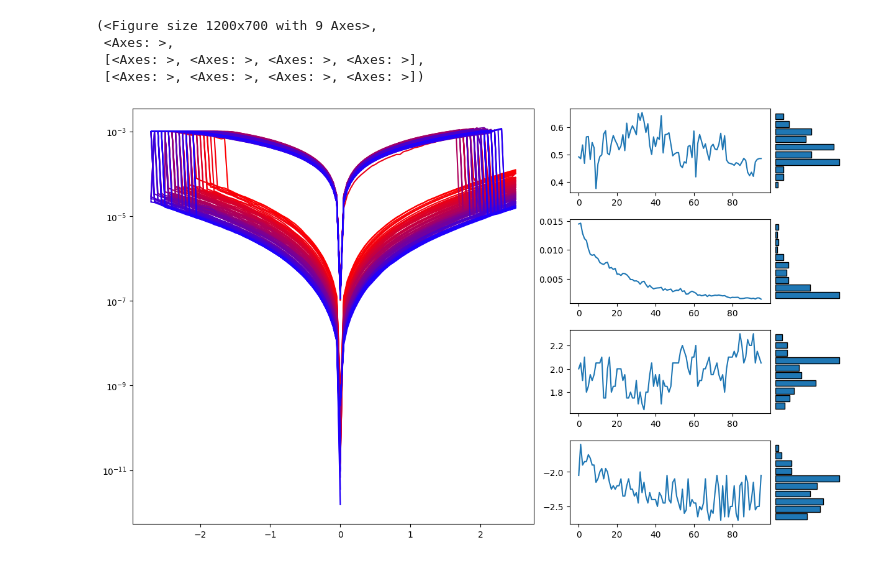
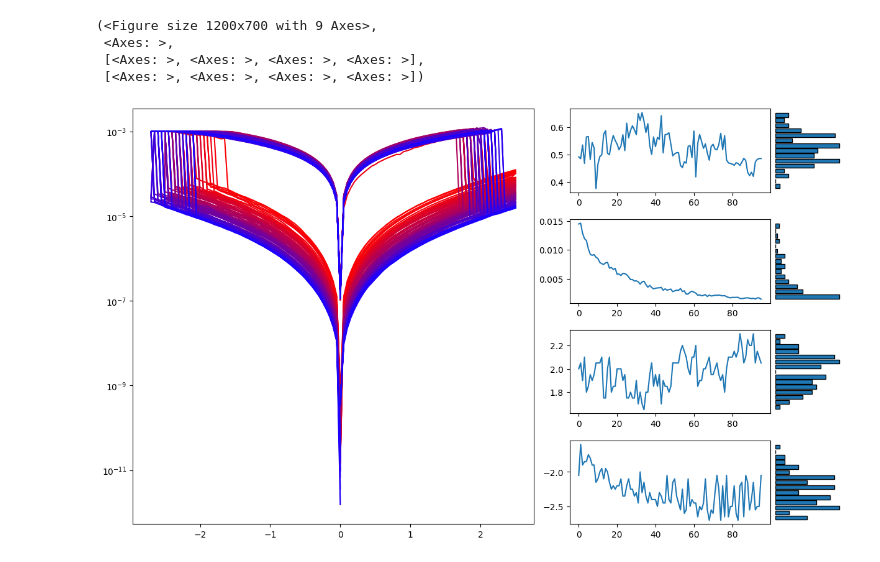
Before and after one commit to OneMoreGate/data_process, a Jupyter notebook: V3_test.ipynb, the cells around one changed output. Cells and saved outputs as stored; diff of their text form; code cells hidden in the pictures.

```diff
--- a/V3_test.ipynb
+++ b/V3_test.ipynb
@@ -6,10 +6,10 @@ d = DC_IV('hBN_1')
 d.delete_measurs(16, [i for i in range(52)] + [i for i in range(101,107)] + [154,155])
 I = d.get_on_off_current(16, 1)
 # %%
-d.draw_full_ReRAM_info(16, 1)
+d.draw_full_ReRAM_info(16, 1, bins=15)
 # %% [output]
 (<Figure size 1200x700 with 9 Axes>,
  <Axes: >,
  [<Axes: >, <Axes: >, <Axes: >, <Axes: >],
  [<Axes: >, <Axes: >, <Axes: >, <Axes: >])
-[figure, old version]
+[figure, new version]
```
Also changed, not shown: 1 other file.
